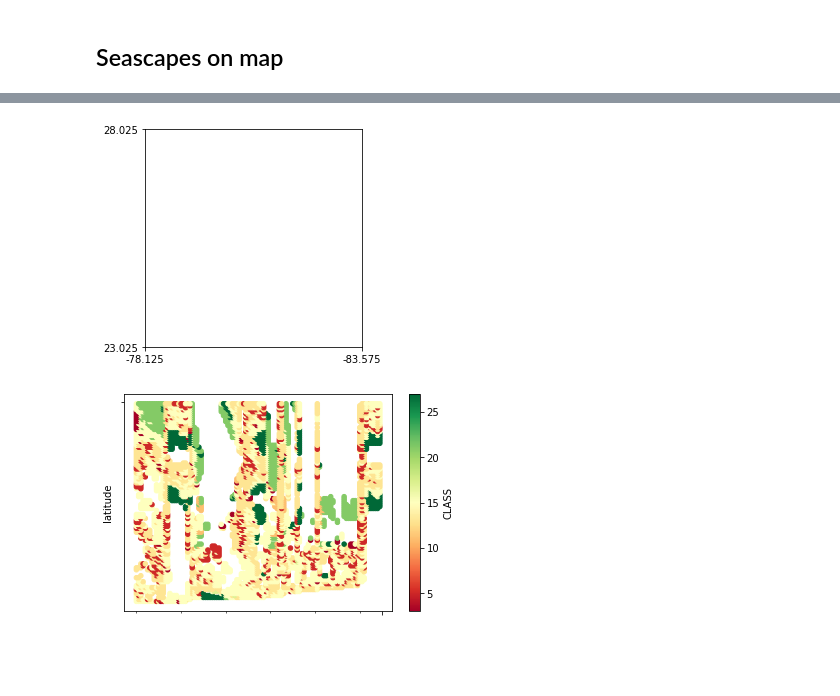
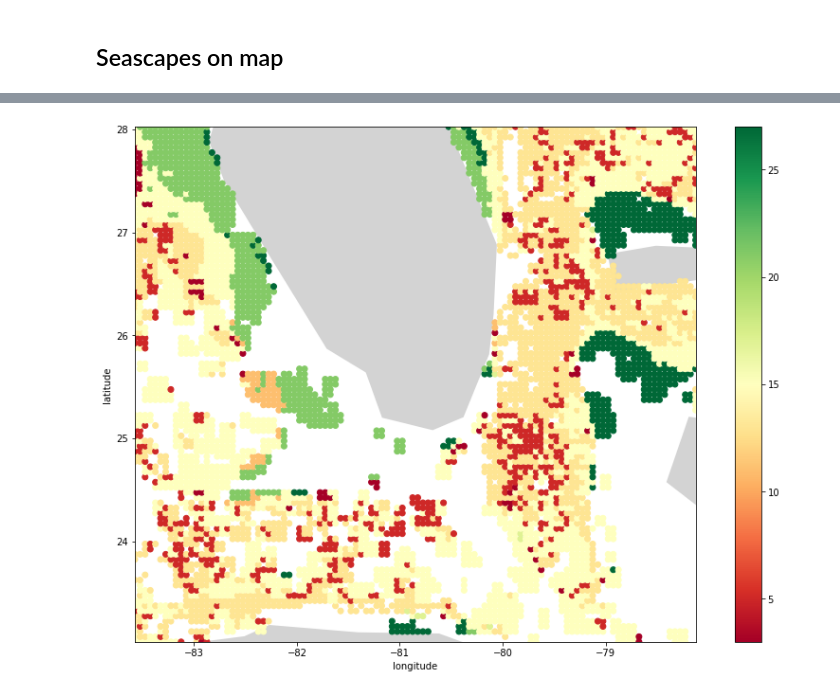
Before and after one commit to ayushanand18/obis-research, a Jupyter notebook: notebooks/seascapes-exploratory.ipynb, the cells around one changed output, grey strips where cells are left out. Cells and saved outputs as stored; diff of their text form; code cells hidden in the pictures; blank space fills up the shorter version.

```diff
--- a/notebooks/seascapes-exploratory.ipynb
+++ b/notebooks/seascapes-exploratory.ipynb
@@ -64,15 +70,16 @@ countries = gpd.read_file(gpd.datasets.get_path("naturalearth_lowres"))
 # %%
-ax2 = countries.plot(color="lightgrey")
-ax2.set_xlim(temp.longitude.min(), temp.longitude.max())
-ax2.set_ylim(temp.latitude.min(), temp.latitude.max());
-temp.plot.scatter(
+ax2 = countries.plot(color="lightgrey", figsize=(15,10))
+ax2.set_xlim(temp.longitude.astype(float).min(), temp.longitude.astype(float).max())
+ax2.set_ylim(temp.latitude.astype(float).min(), temp.latitude.astype(float).max())
+ax = plt.scatter(
+    data = temp[["longitude","latitude", "CLASS"]].astype(float),
     x = "longitude",
     y = "latitude",
     c="CLASS",
-    cmap="RdYlGn"
+    cmap="RdYlGn",
 )
-plt.xticks('')
-plt.yticks('');
+plt.xlabel("longitude")
+plt.ylabel("latitude")
+plt.colorbar(ax);
 # %% [output]
-[figure, old version]
+[figure, new version]
-[figure, removed]
```
Also changed, not shown: parts of 1 cell of this notebook.
